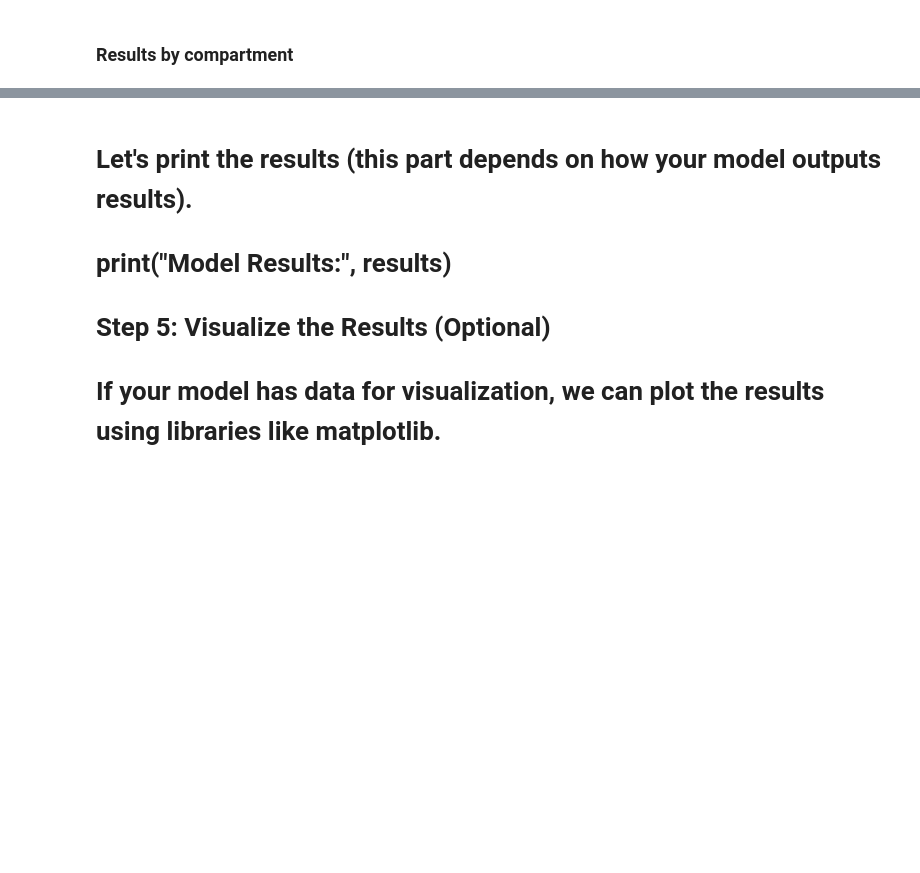
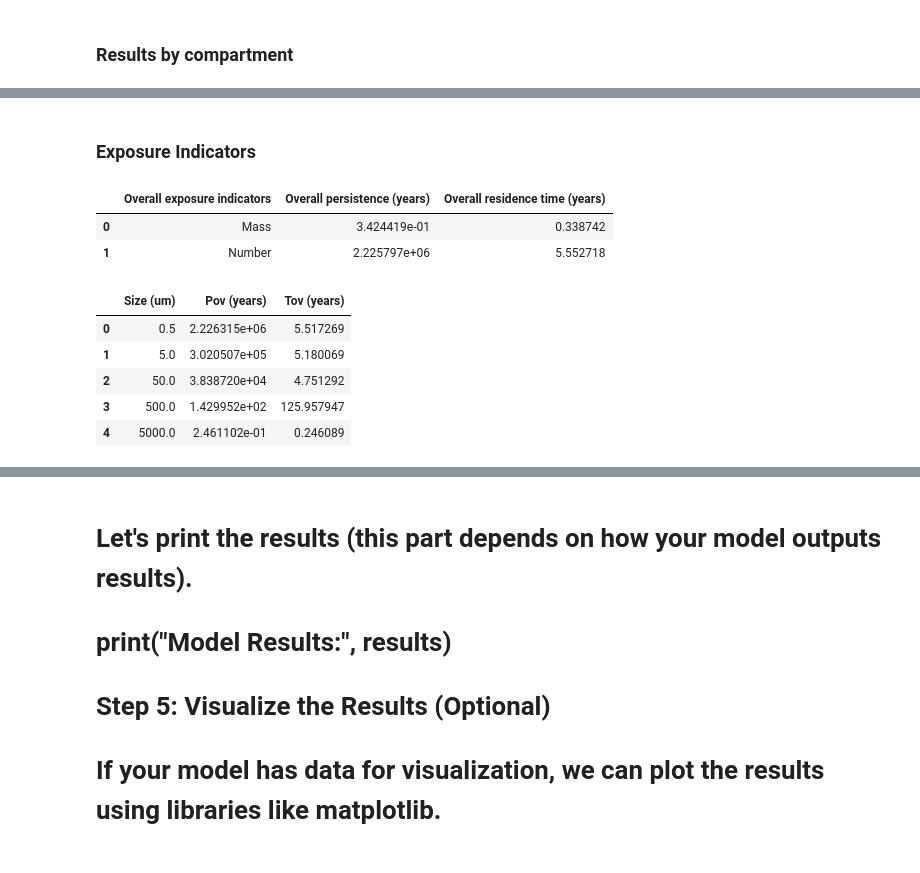
Before and after one commit to xy2gh/UTOPIA_package, a Jupyter notebook: src/utopia/model_tutorial.ipynb, the cells around one changed output, grey strips where cells are left out. Saved outputs shown, nothing was run; the diff lists cells and outputs as text; code cells hidden in the pictures; blank space fills up the shorter version.

```diff
--- a/src/utopia/model_tutorial.ipynb
+++ b/src/utopia/model_tutorial.ipynb
@@ -147,0 +216,2 @@ processor.results_by_comp
+# %% [markdown]
+### Exposure Indicators
@@ -147,0 +223,15 @@ processor.results_by_comp
+# %%
+processor.overall_exposure_indicators
+# %% [output]
+|  | Overall exposure indicators | Overall persistence (years) | Overall residence time (years) |
+| 0 | Mass | 3.424419e-01 | 0.338742 |
+| 1 | Number | 2.225797e+06 | 5.552718 |
+# %%
+processor.size_fraction_indicators
+# %% [output]
+|  | Size (um) | Pov (years) | Tov (years) |
+| 0 | 0.5 | 2.226315e+06 | 5.517269 |
+| 1 | 5.0 | 3.020507e+05 | 5.180069 |
+| 2 | 50.0 | 3.838720e+04 | 4.751292 |
+| 3 | 500.0 | 1.429952e+02 | 125.957947 |
+| 4 | 5000.0 | 2.461102e-01 | 0.246089 |
```
Also changed, not shown: parts of 15 cells of this notebook, 4 other files.
